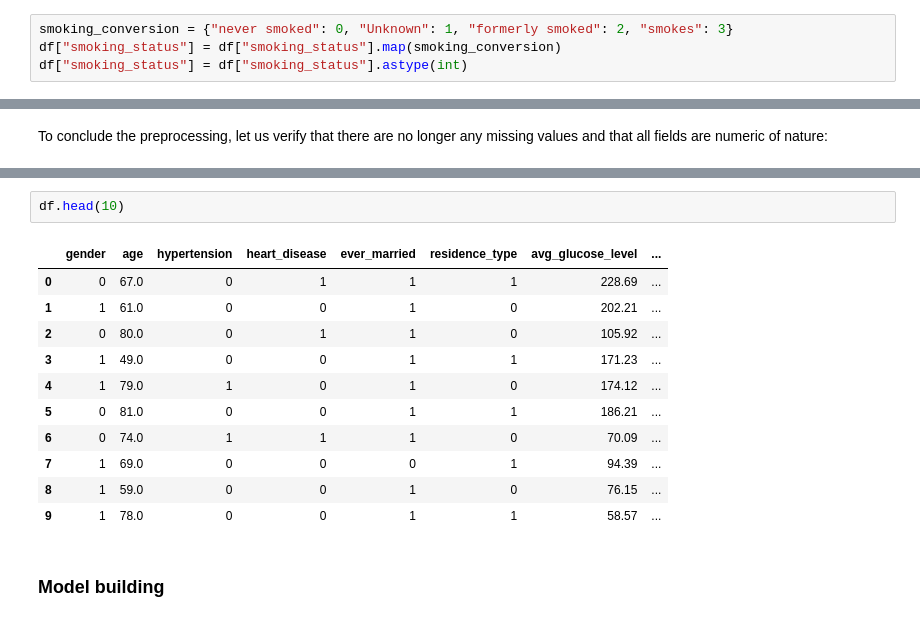
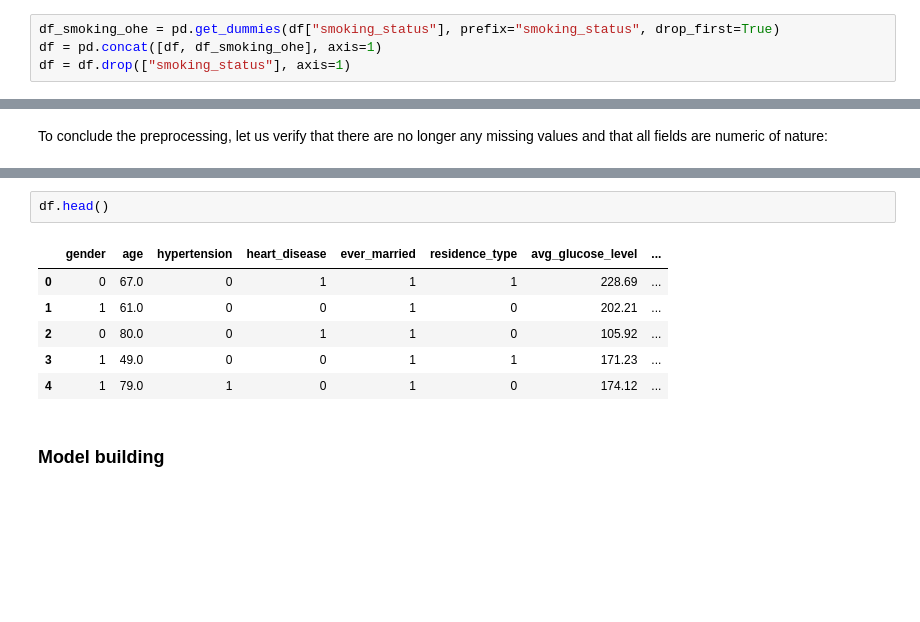
Before and after one commit to tvdaal/stroke-predictions, a Jupyter notebook: stroke_analysis.ipynb, the cells around one changed output, grey strips where cells are left out. Cells and saved outputs as stored; diff of their text form; blank space fills up the shorter version.

```diff
--- a/stroke_analysis.ipynb
+++ b/stroke_analysis.ipynb
@@ -221,4 +360,4 @@ The value *Unknown* means that this information is unavailable. Since it occurs
 # %%
-smoking_conversion = {"never smoked": 0, "Unknown": 1, "formerly smoked": 2, "smokes": 3}
-df["smoking_status"] = df["smoking_status"].map(smoking_conversion)
-df["smoking_status"] = df["smoking_status"].astype(int)
+df_smoking_ohe = pd.get_dummies(df["smoking_status"], prefix="smoking_status", drop_first=True)
+df = pd.concat([df, df_smoking_ohe], axis=1)
+df = df.drop(["smoking_status"], axis=1)
@@ -283,17 +456,12 @@ memory usage: 578.2 KB
 # %%
-df.head(10)
+df.head()
 # %% [output]
 |  | gender | age | hypertension | heart_disease | ever_married | residence_type | avg_glucose_level | ... |
 | 0 | 0 | 67.0 | 0 | 1 | 1 | 1 | 228.69 | ... |
 | 1 | 1 | 61.0 | 0 | 0 | 1 | 0 | 202.21 | ... |
 | 2 | 0 | 80.0 | 0 | 1 | 1 | 0 | 105.92 | ... |
 | 3 | 1 | 49.0 | 0 | 0 | 1 | 1 | 171.23 | ... |
 | 4 | 1 | 79.0 | 1 | 0 | 1 | 0 | 174.12 | ... |
-| 5 | 0 | 81.0 | 0 | 0 | 1 | 1 | 186.21 | ... |
-| 6 | 0 | 74.0 | 1 | 1 | 1 | 0 | 70.09 | ... |
-| 7 | 1 | 69.0 | 0 | 0 | 0 | 1 | 94.39 | ... |
-| 8 | 1 | 59.0 | 0 | 0 | 1 | 0 | 76.15 | ... |
-| 9 | 1 | 78.0 | 0 | 0 | 1 | 1 | 58.57 | ... |
 # %% [markdown]
 ### Model building
 # %% [markdown]
```
Also changed, not shown: parts of 70 cells of this notebook.
